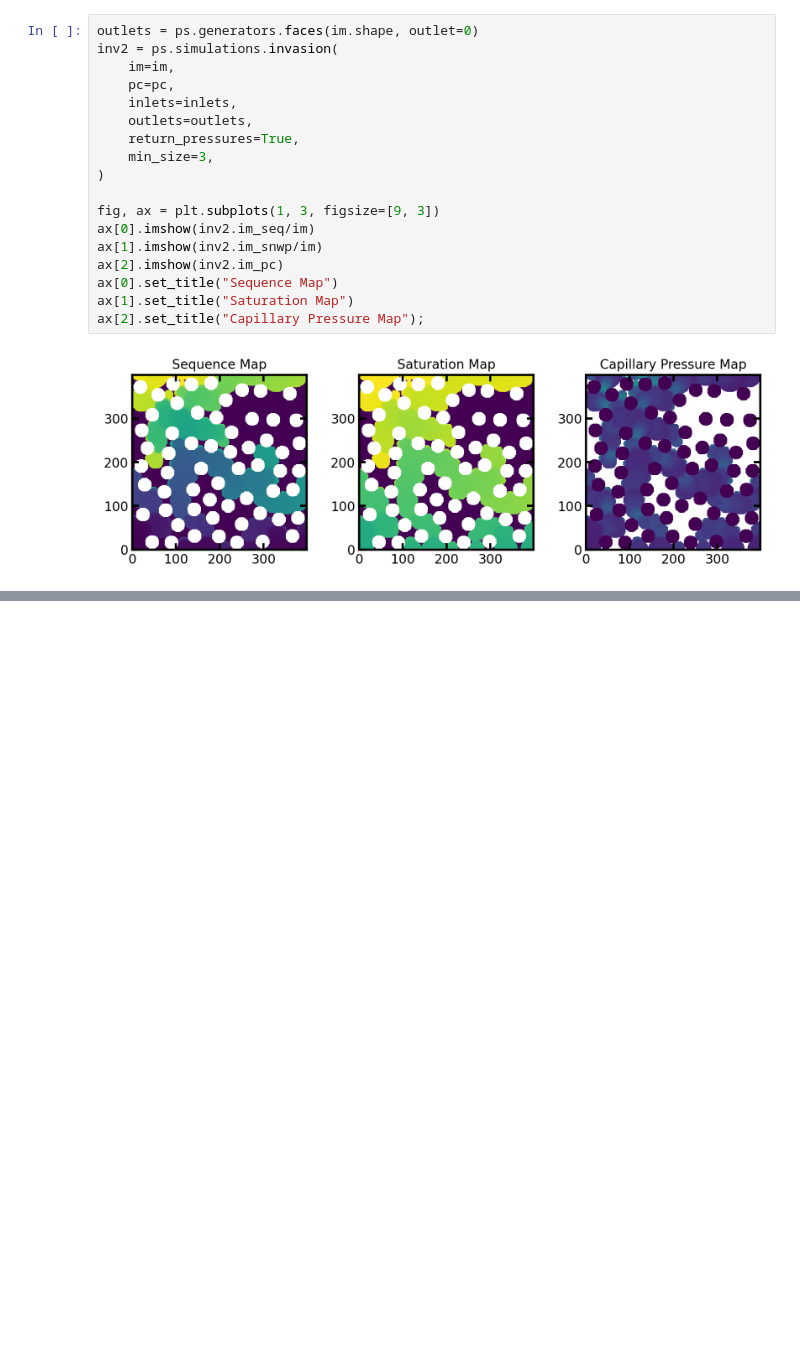
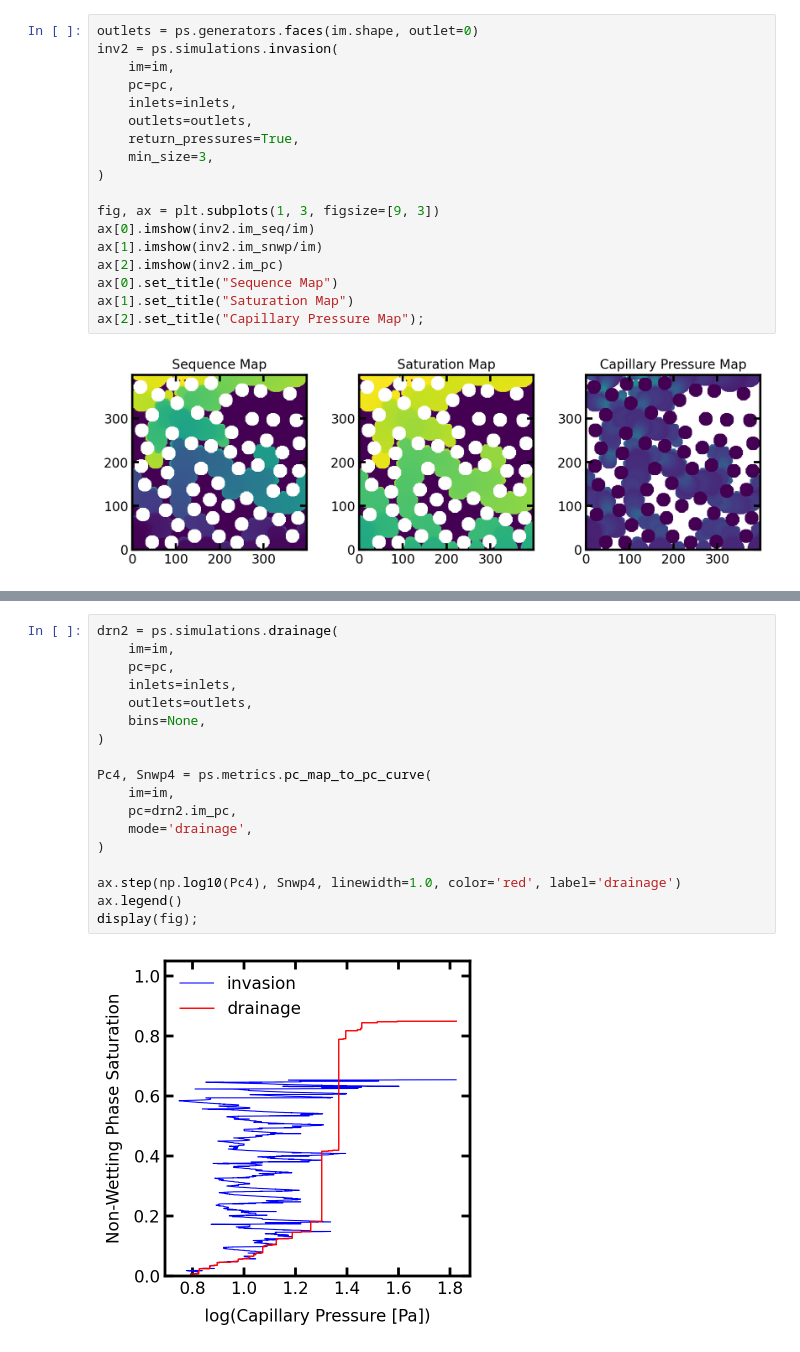
Before and after one commit to HydeAWhile/PoreSpy, a Jupyter notebook: examples/simulations/tutorials/overview_of_two_phase_flow_part3.ipynb, the cells around one changed output, grey strips where cells are left out. Cells and saved outputs as stored; diff of their text form; blank space fills up the shorter version.

```diff
--- a/examples/simulations/tutorials/overview_of_two_phase_flow_part3.ipynb
+++ b/examples/simulations/tutorials/overview_of_two_phase_flow_part3.ipynb
@@ -144,0 +180,20 @@ ax[2].set_title("Capillary Pressure Map");
+# %%
+drn2 = ps.simulations.drainage(
+    im=im,
+    pc=pc,
+    inlets=inlets,
+    outlets=outlets,
+    bins=None,
+)
+
+Pc4, Snwp4 = ps.metrics.pc_map_to_pc_curve(
+    im=im,
+    pc=drn2.im_pc,
+    mode='drainage',
+)
+
+ax.step(np.log10(Pc4), Snwp4, linewidth=1.0, color='red', label='drainage')
+ax.legend()
+display(fig);
+# %% [output]
+[figure, added]
```
Also changed, not shown: parts of 10 cells of this notebook, 1 other file.
